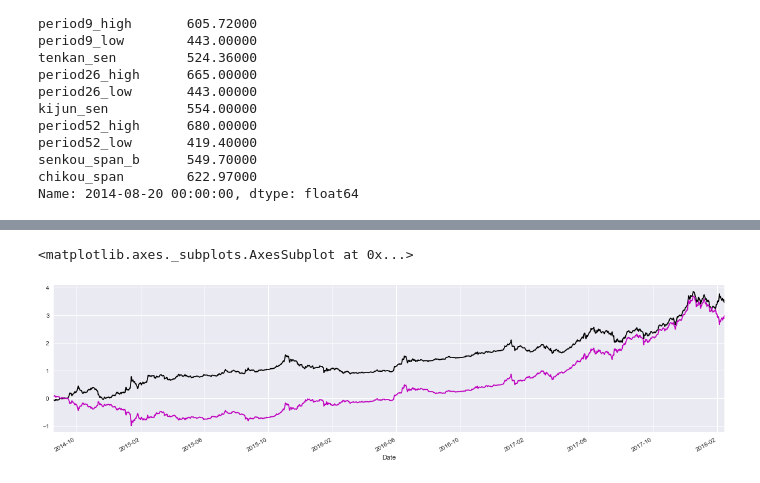
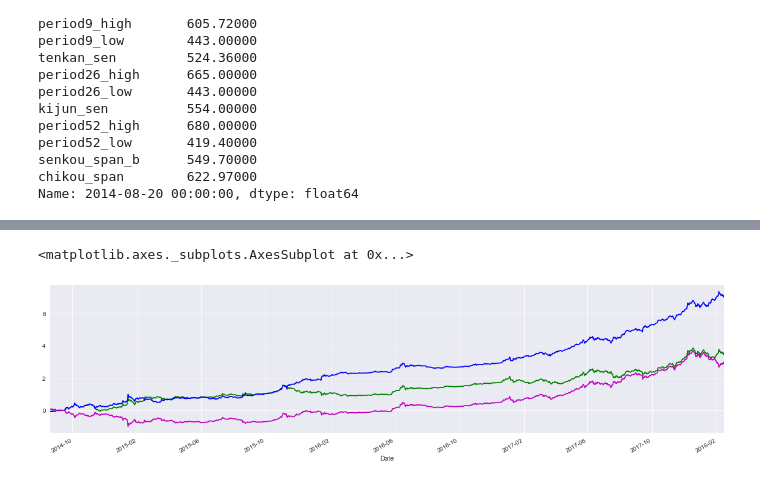
Before and after one commit to xexx12345/MISC, a Jupyter notebook: BTC Ichimoku.ipynb, the cells around one changed output, grey strips where cells are left out. Saved outputs shown, nothing was run; the diff lists cells and outputs as text; code cells hidden in the pictures.

Commit message:
Strategy Return

```diff
--- a/BTC Ichimoku.ipynb
+++ b/BTC Ichimoku.ipynb
@@ -140,11 +149,12 @@ See the caveats in the documentation: http://pandas.pydata.org/pandas-docs/stabl
 def risk_measures(df):
     pass
 # %%
-btc['strategy return'].cumsum().plot(grid = True, figsize = (20,5), color = 'k')
+btc['strategy return tk'].cumsum().plot(grid = True, figsize = (20,5), color = 'g')
+btc['strategy return price'].cumsum().plot(grid = True, figsize = (20,5), color = 'b')
 btc['market return'].cumsum().plot(grid = True, figsize = (20,5), color = 'm')
 # %% [output]
 <matplotlib.axes._subplots.AxesSubplot at 0x...>
-[figure, old version]
+[figure, new version]
 # %%
 btc['strategy return'].cumsum().tail(5)
 # %% [output]
```
Also changed, not shown: parts of 4 cells of this notebook, 1 other file.
